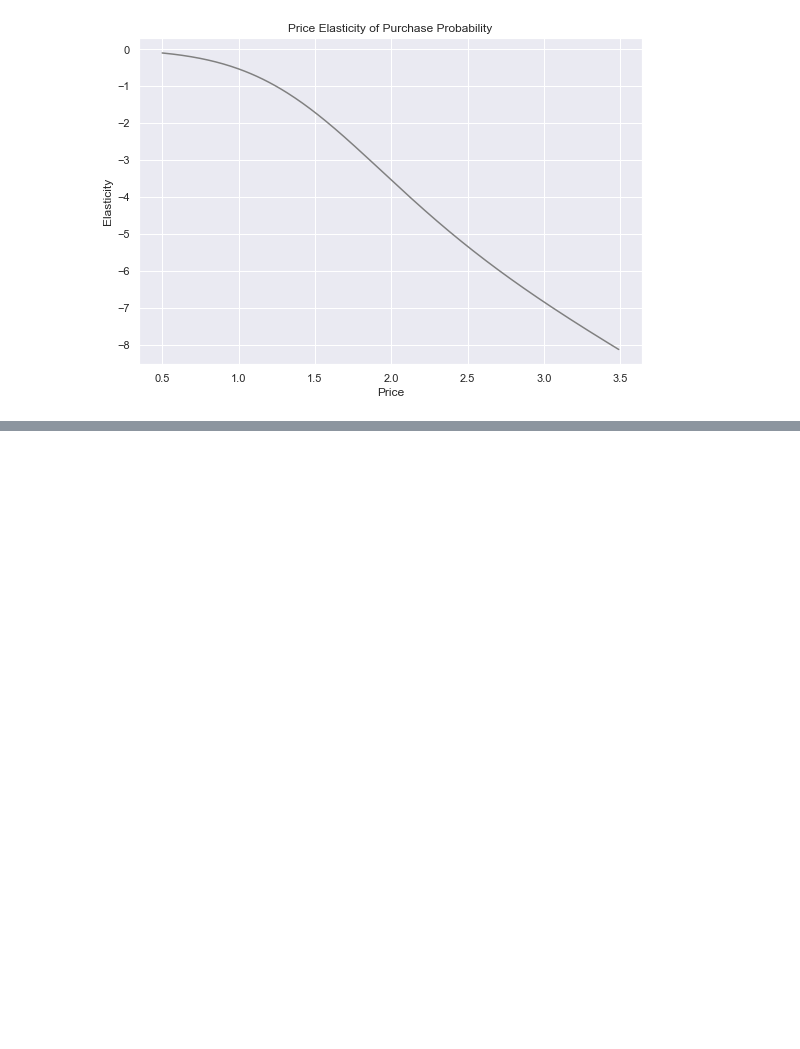
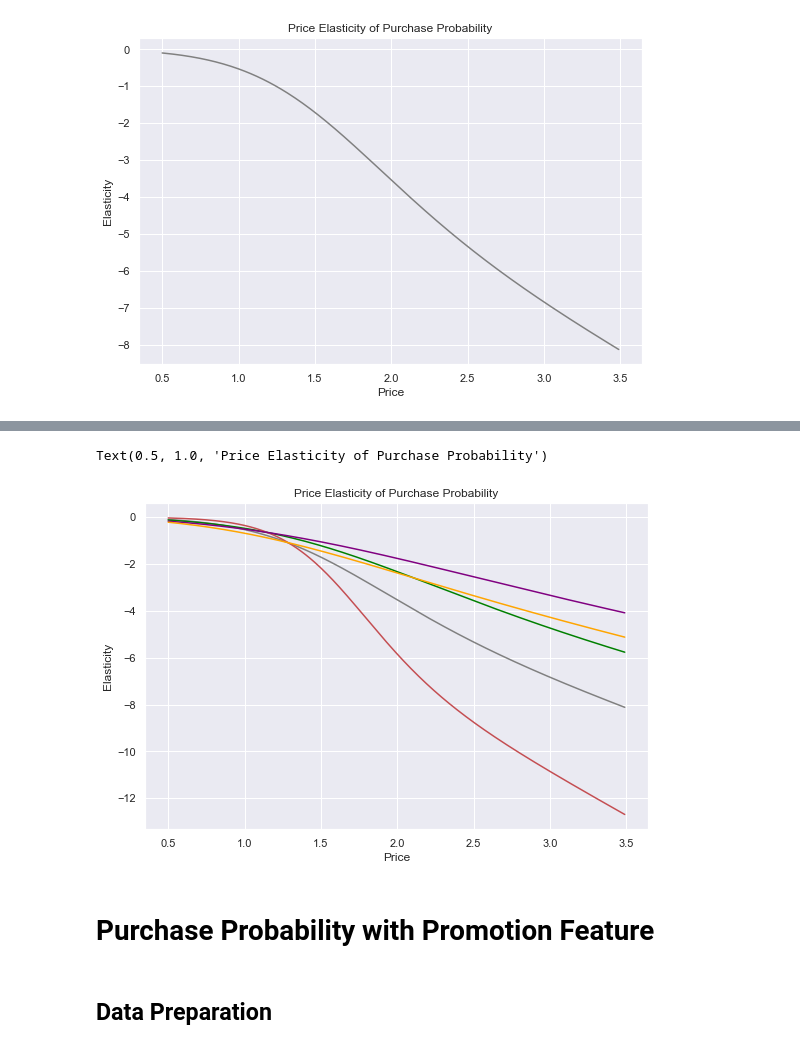
Before and after one commit to SaadAhmedSalim/Customer-Analytics-in-Python, a Jupyter notebook: Customer Analytics Predictive Analysis.ipynb, the cells around one changed output, grey strips where cells are left out. Cells and saved outputs as stored; diff of their text form; code cells hidden in the pictures; blank space fills up the shorter version.

```diff
--- a/Customer Analytics Predictive Analysis.ipynb
+++ b/Customer Analytics Predictive Analysis.ipynb
@@ -185,0 +386,23 @@ Text(0.5, 1.0, 'Price Elasticity of Purchase Probability')
+# %%
+# select only customers from segment 0
+df_pa_segment_0 = df_pa[df_pa['Segment'] == 0]
+
+# build Logistice Regression Model
+Y = df_pa_segment_0['Incidence']
+X = pd.DataFrame()
+
+# calculate average price for candy bars
+X['Mean_Price'] = (df_pa_segment_0['Price_1']+
+                  df_pa_segment_0['Price_2']+
+                  df_pa_segment_0['Price_3']+
+                  df_pa_segment_0['Price_4']+
+                  df_pa_segment_0['Price_5']) / 5
+model_incidence_segment_0 = LogisticRegression(solver = 'sag')
+model_incidence_segment_0.fit(X,Y)
+
+model_incidence_segment_0.coef_
+
+# calculate elasticity
+Y_segment_0 = model_incidence_segment_0.predict_proba(df_price_range)
+purchase_pr_segment_0 = Y_segment_0[:][:,1]
+pe_segment_0 = model_incidence_segment_0.coef_[:, 0] * price_range * (1 - purchase_pr_segment_0)
@@ -185,0 +432,17 @@ Text(0.5, 1.0, 'Price Elasticity of Purchase Probability')
+# %%
+plt.figure(figsize = (9,6))
+plt.plot(price_range, pe, color = 'grey')
+plt.plot(price_range, pe_segment_1, color = 'green')
+plt.plot(price_range, pe_segment_2, color = 'r')
+plt.plot(price_range, pe_segment_3, color = 'purple')
+plt.plot(price_range, pe_segment_0, color = 'orange')
+plt.xlabel('Price')
+plt.ylabel('Elasticity')
+plt.title('Price Elasticity of Purchase Probability')
+# %% [output]
+Text(0.5, 1.0, 'Price Elasticity of Purchase Probability')
+[figure, added]
+# %% [markdown]
+# Purchase Probability with Promotion Feature
+# %% [markdown]
+## Data Preparation
```
Also changed, not shown: parts of 32 cells of this notebook.
